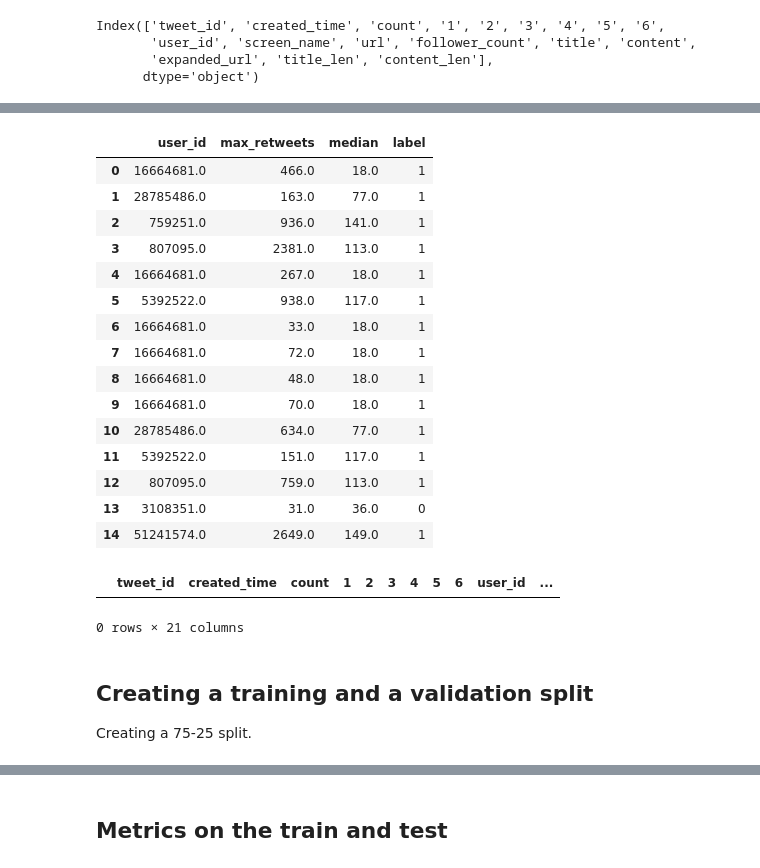
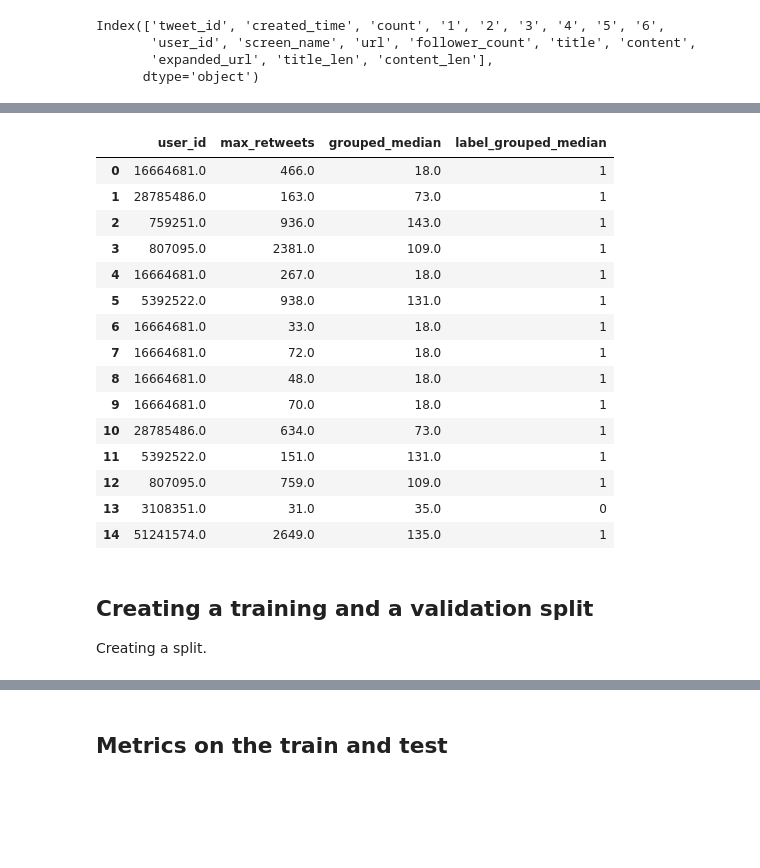
Before and after one commit to raaahulss/project_viralnews, a Jupyter notebook: model/Shallow Learning/Dataset_prep.ipynb, the cells around one changed output, grey strips where cells are left out. Drawn from its saved outputs; the diff is of its cells as text; code cells hidden in the pictures; blank space fills up the shorter version.

```diff
--- a/model/Shallow Learning/Dataset_prep.ipynb
+++ b/model/Shallow Learning/Dataset_prep.ipynb
@@ -6,7 +13,7 @@ import numpy as np
 # %% [markdown]
 ## Creating labels and max_retweets
 # %%
-df = pd.read_csv("../../data/Organic_extended_finalv2.csv", sep="|", index_col=0)
+df = pd.read_csv("../../data/Organic_extended_finalv4.csv", sep="|", index_col=0)
 df.columns
 # %% [output]
 Index(['tweet_id', 'created_time', 'count', '1', '2', '3', '4', '5', '6',
@@ -22,0 +30,16 @@ df['max_retweets']= df[actual_cols].max(axis=1)
+# %%
+# quad multiple of 100
+df['label_log_10'] = 0
+df.loc[df['max_retweets']>=11,'label_log_10'] = 1
+df.loc[df['max_retweets']>=101,'label_log_10'] = 2
+df.loc[df['max_retweets']>=1001,'label_log_10'] = 3
+# %%
+mean_dataset = round(df['max_retweets'].mean())
+df['label_mean'] = 0
+df.loc[df['max_retweets']>=mean_dataset,'label_mean'] = 1
+
+median_dataset = round(df['max_retweets'].median())
+df['label_median'] = 0
+df.loc[df['max_retweets']>=median_dataset,'label_median'] = 1
+
+df[['screen_name', 'title', 'max_retweets', 'label_mean', 'label_median','label_log_10']].head(10)
@@ -22,0 +58,8 @@ df['max_retweets']= df[actual_cols].max(axis=1)
+# %%
+quantile_25, quantile_50, quantile_75 = df['max_retweets'].quantile(q=0.25), df['max_retweets'].quantile(q=0.5), df['max_retweets'].quantile(q=0.75)
+print(quantile_25, quantile_50, quantile_75)
+df['label_quantile'] = 0
+df.loc[df['max_retweets']>=quantile_25,'label_quantile'] = 1
+df.loc[df['max_retweets']>=quantile_50,'label_quantile'] = 2
+df.loc[df['max_retweets']>=quantile_75,'label_quantile'] = 3
+df[['screen_name', 'title', 'max_retweets', 'label_quantile']].head(10)
@@ -23,32 +79,27 @@ df['max_retweets']= df[actual_cols].max(axis=1)
 # %%
-df['label'] = 0
-df['median'] = df.groupby('user_id')['max_retweets'].transform('median')
-df.loc[df['max_retweets']>=df['median'],'label'] = 1
-df[['user_id','max_retweets','median','label']].head(15)
+#binary classification
+df['label_grouped_median'] = 0
+df['grouped_median'] = df.groupby('user_id')['max_retweets'].transform('median')
+df.loc[df['max_retweets']>=df['grouped_median'],'label_grouped_median'] = 1
+df[['user_id','max_retweets','grouped_median','label_grouped_median']].head(15)
 # %% [output]
-|  | user_id | max_retweets | median | label |
+|  | user_id | max_retweets | grouped_median | label_grouped_median |
 | 0 | 16664681.0 | 466.0 | 18.0 | 1 |
-| 1 | 28785486.0 | 163.0 | 77.0 | 1 |
-| 2 | 759251.0 | 936.0 | 141.0 | 1 |
-| 3 | 807095.0 | 2381.0 | 113.0 | 1 |
+| 1 | 28785486.0 | 163.0 | 73.0 | 1 |
+| 2 | 759251.0 | 936.0 | 143.0 | 1 |
+| 3 | 807095.0 | 2381.0 | 109.0 | 1 |
 | 4 | 16664681.0 | 267.0 | 18.0 | 1 |
-| 5 | 5392522.0 | 938.0 | 117.0 | 1 |
+| 5 | 5392522.0 | 938.0 | 131.0 | 1 |
 | 6 | 16664681.0 | 33.0 | 18.0 | 1 |
 | 7 | 16664681.0 | 72.0 | 18.0 | 1 |
 | 8 | 16664681.0 | 48.0 | 18.0 | 1 |
 | 9 | 16664681.0 | 70.0 | 18.0 | 1 |
-| 10 | 28785486.0 | 634.0 | 77.0 | 1 |
-| 11 | 5392522.0 | 151.0 | 117.0 | 1 |
-| 12 | 807095.0 | 759.0 | 113.0 | 1 |
-| 13 | 3108351.0 | 31.0 | 36.0 | 0 |
-| 14 | 51241574.0 | 2649.0 | 149.0 | 1 |
+| 10 | 28785486.0 | 634.0 | 73.0 | 1 |
+| 11 | 5392522.0 | 151.0 | 131.0 | 1 |
+| 12 | 807095.0 | 759.0 | 109.0 | 1 |
+| 13 | 3108351.0 | 31.0 | 35.0 | 0 |
+| 14 | 51241574.0 | 2649.0 | 135.0 | 1 |
-# %%
-# if not \t we case use as delimiter
-df.loc[df['title'].str.contains("\t")]
-# %% [output]
-|  | tweet_id | created_time | count | 1 | 2 | 3 | 4 | 5 | 6 | user_id | ... |
-0 rows × 21 columns
 # %% [markdown]
 ## Creating a training and a validation split
-Creating a 75-25 split.
+Creating a split.
 # %%
```
Also changed, not shown: parts of 17 cells of this notebook, 2 other files.
